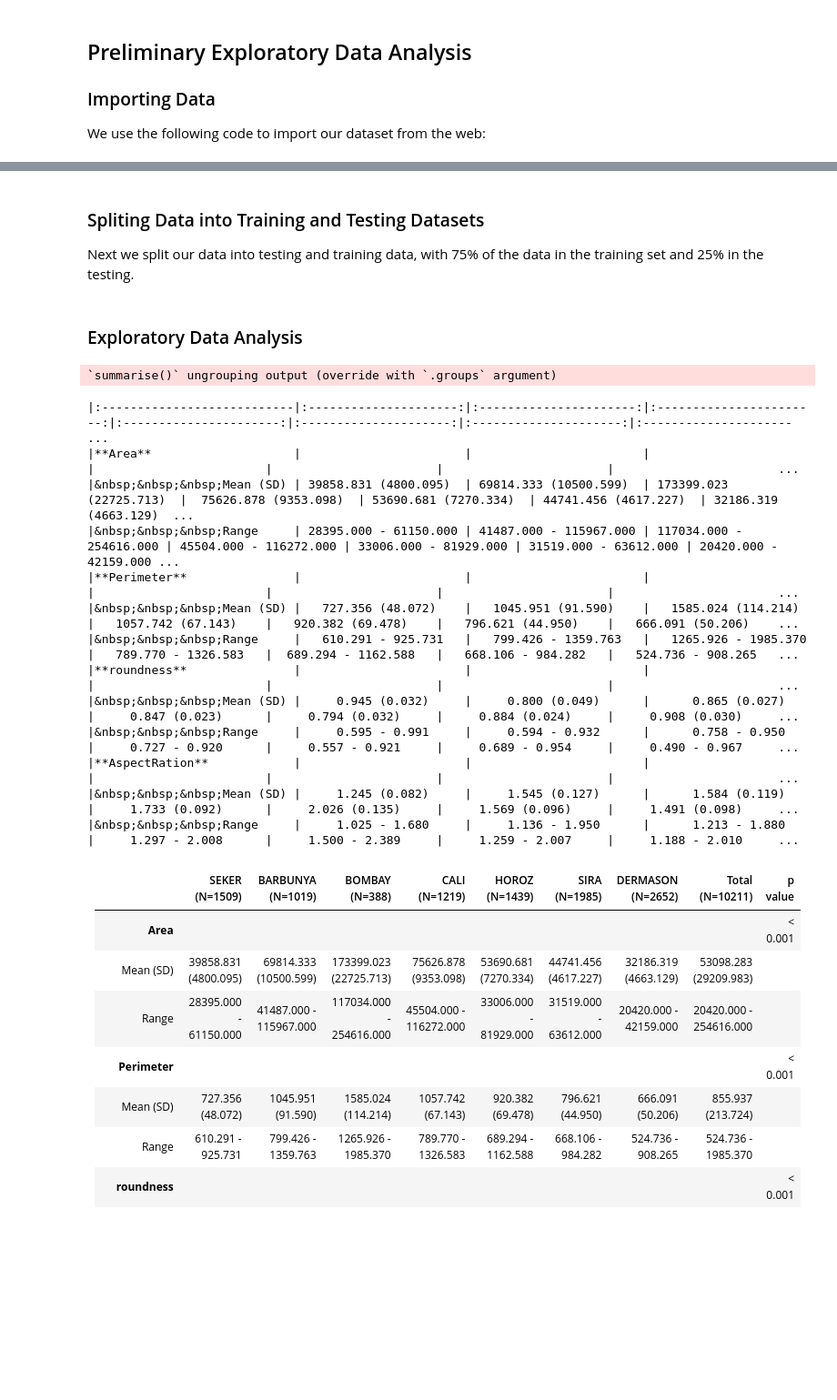
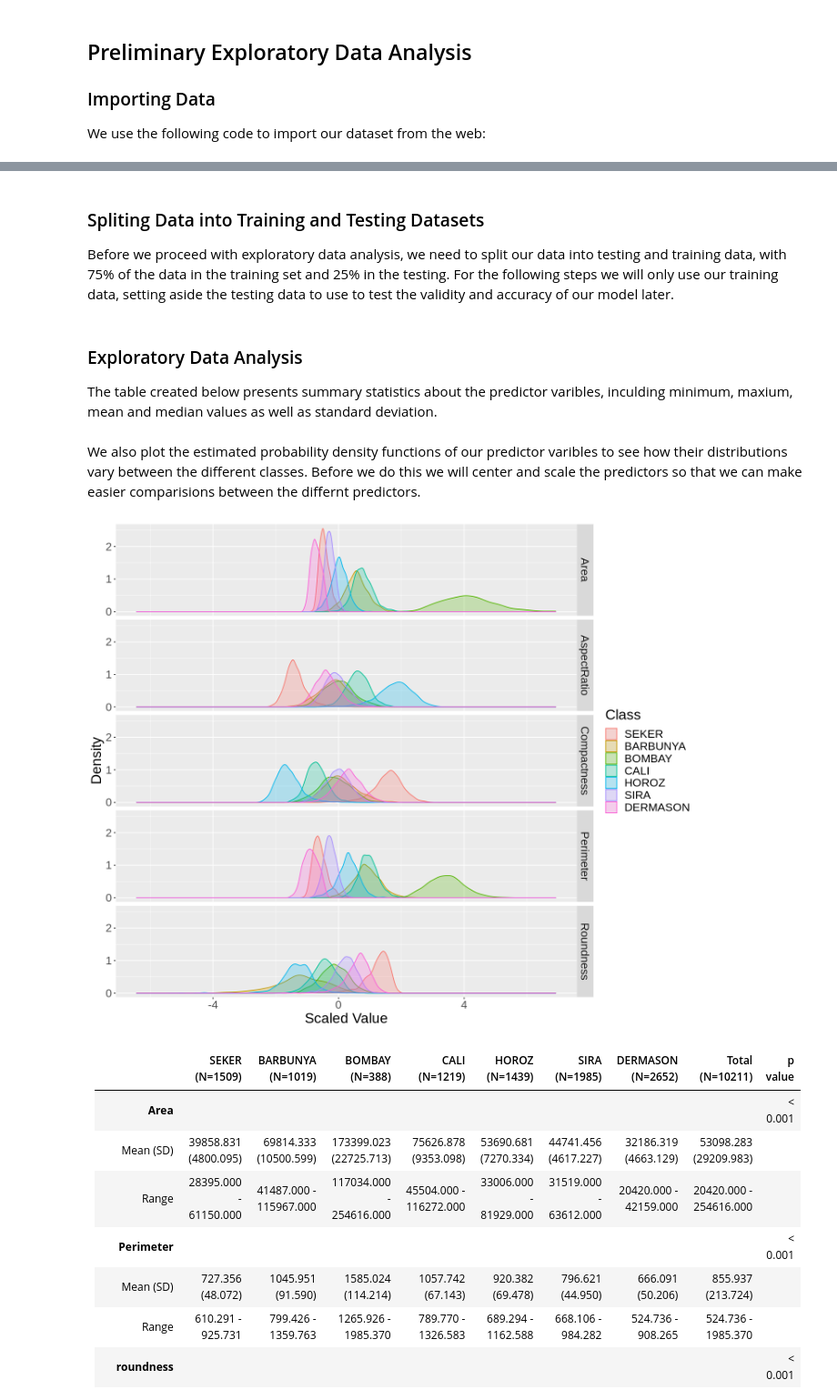
Before and after one commit to EdwardWangDataScience/Project_Proposal_Group_24, a Jupyter notebook: main/Group_Project_Proposal.ipynb, the cells around one changed output, grey strips where cells are left out. Shown: that part at 91% size. Drawn from its saved outputs; the diff is of its cells as text; code cells hidden in the pictures; blank space fills up the shorter version.

Commit message:
Added graphic to project prroposla

```diff
--- a/main/Group_Project_Proposal.ipynb
+++ b/main/Group_Project_Proposal.ipynb
@@ -54,0 +67,8 @@ beans_clean <- beans_raw %>%
+# %%
+beans_raw %>%
+  map(sum(is.na(.)))
+
+beans_clean <- beans_raw %>%
+                mutate(Class = as_factor(Class), Roundness = roundness, AspectRatio = AspectRation) %>%
+                select(Class, Area, Perimeter, AspectRatio, Compactness, Roundness)
+head(beans_clean)
@@ -55,5 +102,5 @@ beans_clean <- beans_raw %>%
 # %% [markdown]
 ### Spliting Data into Training and Testing Datasets
 
-Next we split our data into testing and training data, with 75% of the data in the training set and 25% in the testing.
+Before we proceed with exploratory data analysis, we need to split our data into testing and training data, with 75% of the data in the training set and 25% in the testing. For the following steps we will only use our training data, setting aside the testing data to use to test the validity and accuracy of our model later.
 # %%
@@ -60,5 +110,7 @@ Next we split our data into testing and training data, with 75% of the data in t
 beans_split <- initial_split(beans_clean, prop=0.75, strata = Class)
 beans_train <- training(beans_split)
 beans_test <- testing(beans_split)
-# %% [markdown]
-### Exploratory Data Analysis
+# %% [markdown]
+### Exploratory Data Analysis
+
+The table created below presents summary statistics about the predictor varibles, inculding minimum, maxium, mean and median values as well as standard deviation.
@@ -65,4 +122,34 @@ beans_test <- testing(beans_split)
+# %% [markdown]
+We also plot the estimated probability density functions of our predictor varibles to see how their distributions vary between the different classes. Before we do this we will center and scale the predictors so that we can make easier comparisions between the differnt predictors.
+# %%
+#center and scale all the predictor varibles to allow comparisons across metrics
+scaling_recipe <- recipe(Class ~ ., data = beans_train) %>%
+  step_scale(all_predictors()) %>%
+  step_center(all_predictors()) %>%
+  prep()
+
+scaled_beans <- bake(scaling_recipe, beans_train)
+
+#reshape data for visulization
+expor_plot_data <- scaled_beans %>%
+                    pivot_longer(cols = Area:Roundness,
+                                 names_to = "predictor",
+                                 values_to = "value")
+
+#create density plot
+options(repr.plot.width=12, repr.plot.height=10)
+
+expor_plot <- ggplot(expor_plot_data,aes(x=value, fill=Class, colour = Class)) +
+                facet_grid(rows = vars(predictor))+
+                geom_density(alpha=0.25)+
+                labs(x = "Scaled Value",
+                     y = "Density")+
+                theme(text = element_text(size = 20))
+expor_plot
+# %% [output]
+[figure, added]
 # %%
+#old code for table (please delete when finished)
 num_obs <- nrow(beans_train)
 
 beans_test_summmary <- beans_train %>%
@@ -76,28 +163,12 @@ beans_test_summmary <- beans_train %>%
                             mean_perimeter = mean(Perimeter),
                             std_perimeter = sd(Perimeter)
                             )
-# %% [output]
-`summarise()` ungrouping output (override with `.groups` argument)
 # %%
 summary_data <- beans_train %>%
                 select(Area, Perimeter, roundness, AspectRation, Class)
 summary_table_1 <- tableby(Class~., data = summary_data)
 # %%
 summary(summary_table_1)
-# %% [output]
-|:---------------------------|:---------------------:|:----------------------:|:-----------------------:|:----------------------:|:---------------------:|:---------------------:|:--------------------- ...
-|**Area**                    |                       |                        |                         |                        |                       |                       |                       ...
-|&nbsp;&nbsp;&nbsp;Mean (SD) | 39858.831 (4800.095)  | 69814.333 (10500.599)  | 173399.023 (22725.713)  |  75626.878 (9353.098)  | 53690.681 (7270.334)  | 44741.456 (4617.227)  | 32186.319 (4663.129)  ...
-|&nbsp;&nbsp;&nbsp;Range     | 28395.000 - 61150.000 | 41487.000 - 115967.000 | 117034.000 - 254616.000 | 45504.000 - 116272.000 | 33006.000 - 81929.000 | 31519.000 - 63612.000 | 20420.000 - 42159.000 ...
-|**Perimeter**               |                       |                        |                         |                        |                       |                       |                       ...
-|&nbsp;&nbsp;&nbsp;Mean (SD) |   727.356 (48.072)    |   1045.951 (91.590)    |   1585.024 (114.214)    |   1057.742 (67.143)    |   920.382 (69.478)    |   796.621 (44.950)    |   666.091 (50.206)    ...
-|&nbsp;&nbsp;&nbsp;Range     |   610.291 - 925.731   |   799.426 - 1359.763   |   1265.926 - 1985.370   |   789.770 - 1326.583   |  689.294 - 1162.588   |   668.106 - 984.282   |   524.736 - 908.265   ...
-|**roundness**               |                       |                        |                         |                        |                       |                       |                       ...
-|&nbsp;&nbsp;&nbsp;Mean (SD) |     0.945 (0.032)     |     0.800 (0.049)      |      0.865 (0.027)      |     0.847 (0.023)      |     0.794 (0.032)     |     0.884 (0.024)     |     0.908 (0.030)     ...
-|&nbsp;&nbsp;&nbsp;Range     |     0.595 - 0.991     |     0.594 - 0.932      |      0.758 - 0.950      |     0.727 - 0.920      |     0.557 - 0.921     |     0.689 - 0.954     |     0.490 - 0.967     ...
-|**AspectRation**            |                       |                        |                         |                        |                       |                       |                       ...
-|&nbsp;&nbsp;&nbsp;Mean (SD) |     1.245 (0.082)     |     1.545 (0.127)      |      1.584 (0.119)      |     1.733 (0.092)      |     2.026 (0.135)     |     1.569 (0.096)     |     1.491 (0.098)     ...
-|&nbsp;&nbsp;&nbsp;Range     |     1.025 - 1.680     |     1.136 - 1.950      |      1.213 - 1.880      |     1.297 - 2.008      |     1.500 - 2.389     |     1.259 - 2.007     |     1.188 - 2.010     ...
 # %% [markdown]
 |                            |    SEKER (N=1509)     |   BARBUNYA (N=1019)    |     BOMBAY (N=388)      |     CALI (N=1219)      |    HOROZ (N=1439)     |     SIRA (N=1985)     |   DERMASON (N=2652)   |    Total (N=10211)     | p value|
 |:---------------------------|:---------------------:|:----------------------:|:-----------------------:|:----------------------:|:---------------------:|:---------------------:|:---------------------:|:----------------------:|-------:|
```
Also changed, not shown: parts of 10 cells of this notebook.
